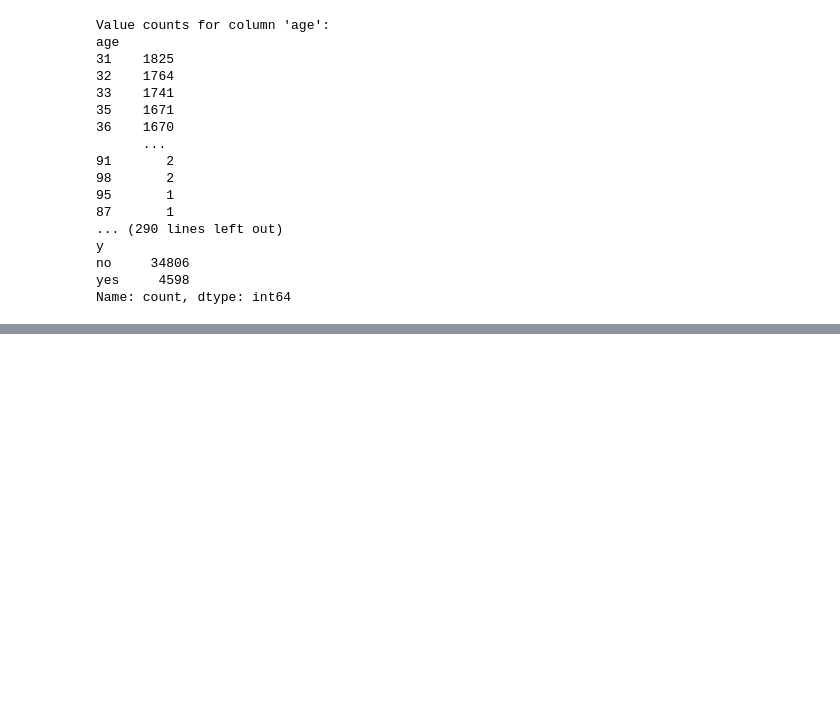
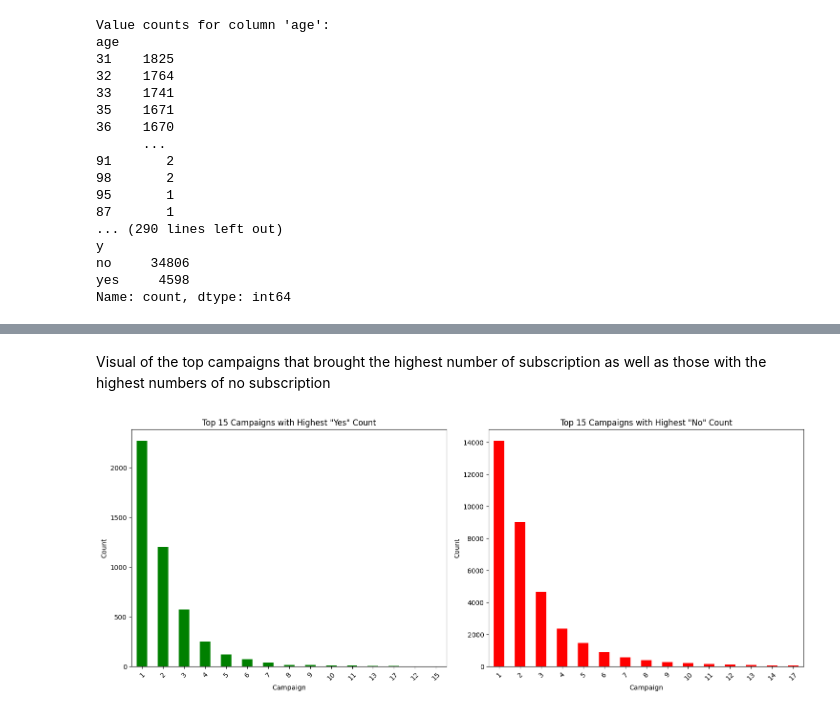
Before and after one commit to Mweru/Bank-Marketing-Data-Analysis, a Jupyter notebook: Bank_Marketing_Data_Analysis.ipynb, the cells around one changed output, grey strips where cells are left out. Drawn from its saved outputs; the diff is of its cells as text; code cells hidden in the pictures; blank space fills up the shorter version.

```diff
--- a/Bank_Marketing_Data_Analysis.ipynb
+++ b/Bank_Marketing_Data_Analysis.ipynb
@@ -76,0 +92,26 @@ Name: count, dtype: int64
+# %% [markdown]
+Visual of the top campaigns that brought the highest number of subscription as well as those with the highest numbers of no subscription
+# %%
+campaign_counts = df.groupby(['campaign', 'y']).size().unstack(fill_value=0)
+
+top_yes = campaign_counts['yes'].nlargest(15)
+top_no = campaign_counts['no'].nlargest(15)
+
+fig, axes = plt.subplots(1, 2, figsize=(15, 6))
+
+top_yes.plot(kind='bar', ax=axes[0], color='green')
+axes[0].set_title('Top 15 Campaigns with Highest "Yes" Count')
+axes[0].set_xlabel('Campaign')
+axes[0].set_ylabel('Count')
+axes[0].set_xticklabels(top_yes.index, rotation=45)
+
+top_no.plot(kind='bar', ax=axes[1], color='red')
+axes[1].set_title('Top 15 Campaigns with Highest "No" Count')
+axes[1].set_xlabel('Campaign')
+axes[1].set_ylabel('Count')
+axes[1].set_xticklabels(top_no.index, rotation=45)
+
+plt.tight_layout()
+plt.show()
+# %% [output]
+[figure, added]
```
Also changed, not shown: parts of 5 cells of this notebook.
